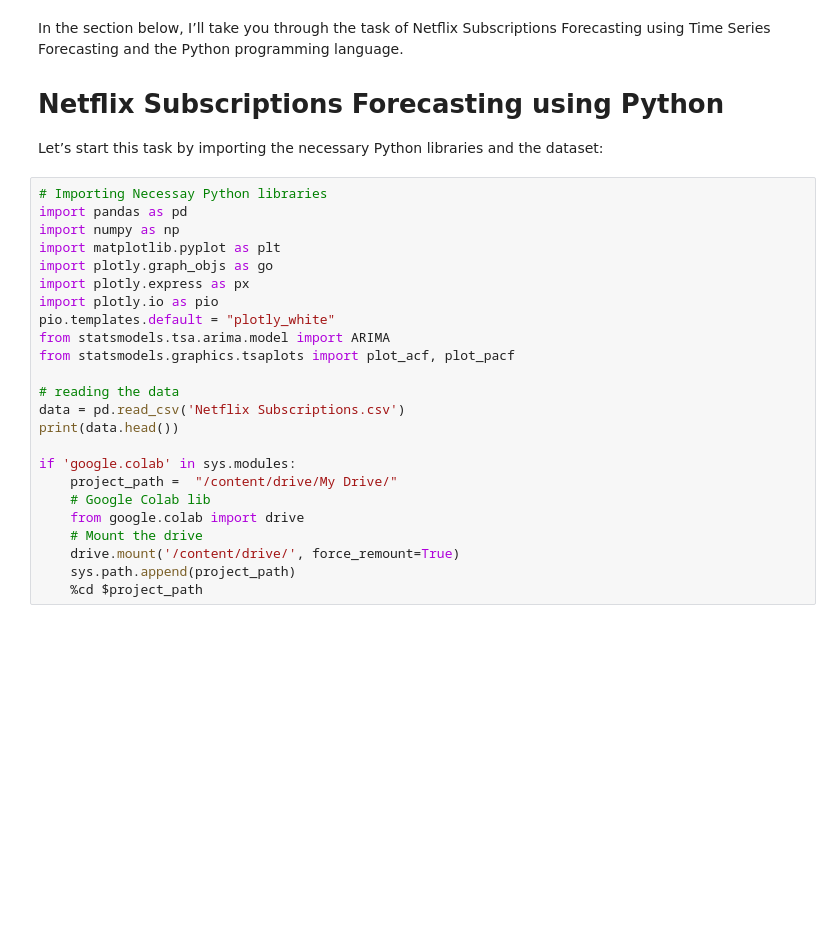
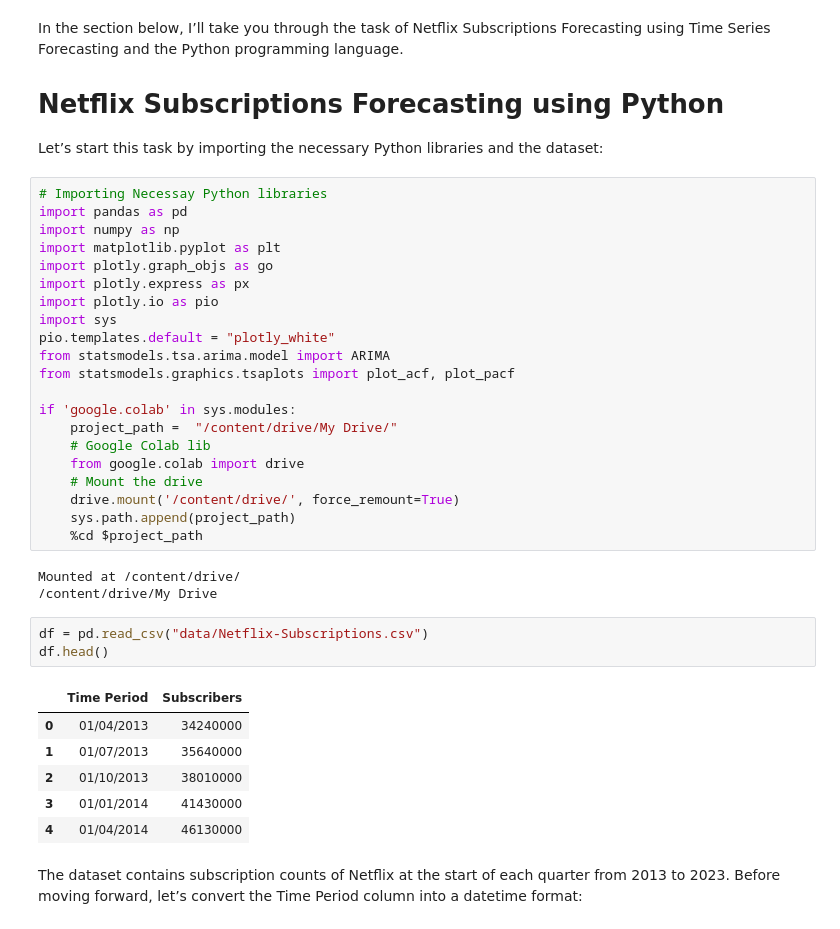
Before and after one commit to jibbsmathew/NetflixSubscriptionsForecasting, a Jupyter notebook: NetflixSubscriptionsForecasting.ipynb, the cells around one changed output. Cells and saved outputs as stored; diff of their text form; blank space fills up the shorter version.

```diff
--- a/NetflixSubscriptionsForecasting.ipynb
+++ b/NetflixSubscriptionsForecasting.ipynb
@@ -32,13 +32,10 @@ import matplotlib.pyplot as plt
 import plotly.graph_objs as go
 import plotly.express as px
 import plotly.io as pio
+import sys
 pio.templates.default = "plotly_white"
 from statsmodels.tsa.arima.model import ARIMA
 from statsmodels.graphics.tsaplots import plot_acf, plot_pacf
-
-# reading the data
-data = pd.read_csv('Netflix Subscriptions.csv')
-print(data.head())
 
 if 'google.colab' in sys.modules:
     project_path =  "/content/drive/My Drive/"
@@ -48,3 +45,18 @@ if 'google.colab' in sys.modules:
     drive.mount('/content/drive/', force_remount=True)
     sys.path.append(project_path)
     %cd $project_path
+# %% [output]
+Mounted at /content/drive/
+/content/drive/My Drive
+# %%
+df = pd.read_csv("data/Netflix-Subscriptions.csv")
+df.head()
+# %% [output]
+|  | Time Period | Subscribers |
+| 0 | 01/04/2013 | 34240000 |
+| 1 | 01/07/2013 | 35640000 |
+| 2 | 01/10/2013 | 38010000 |
+| 3 | 01/01/2014 | 41430000 |
+| 4 | 01/04/2014 | 46130000 |
+# %% [markdown]
+The dataset contains subscription counts of Netflix at the start of each quarter from 2013 to 2023. Before moving forward, let’s convert the Time Period column into a datetime format:
```
Also changed, not shown: parts of 19 cells of this notebook.
